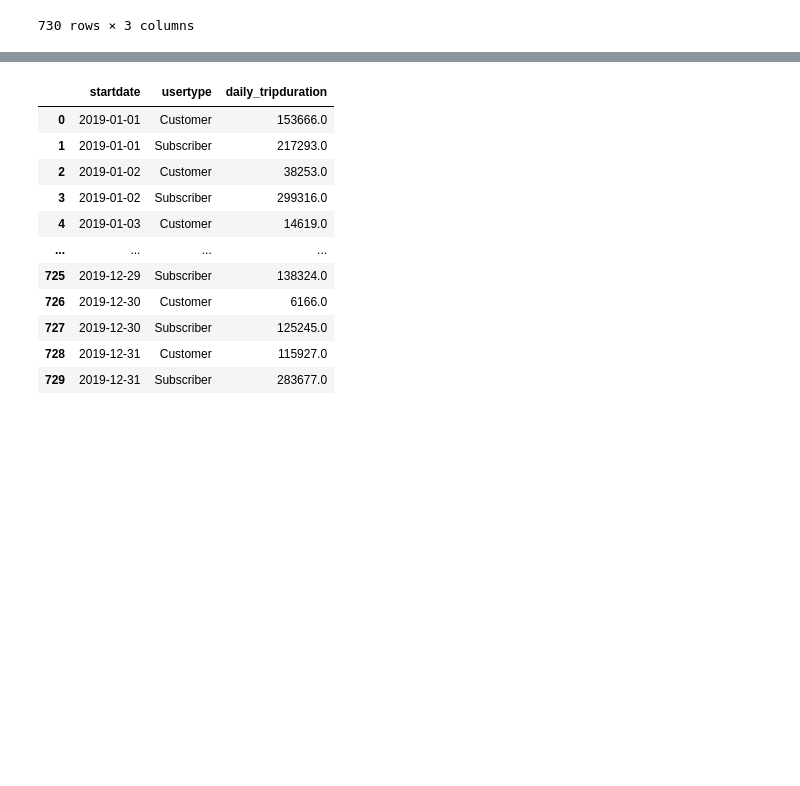
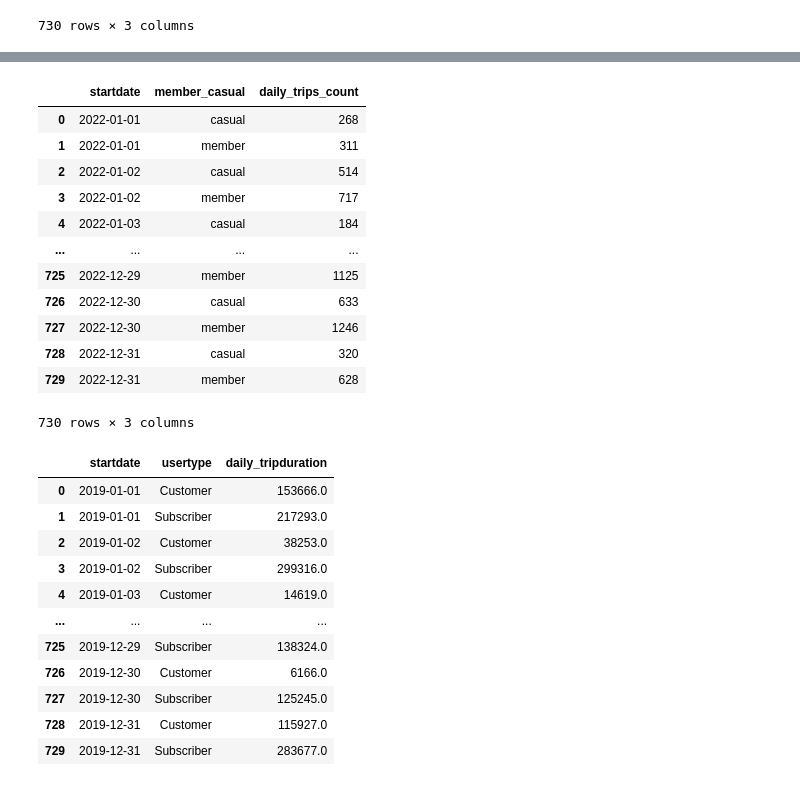
Before and after one commit to M2JT/big-data-final-project, a Jupyter notebook: code/CitiBikeAnalysis.ipynb, the cells around one changed output, grey strips where cells are left out. Saved outputs shown, nothing was run; the diff lists cells and outputs as text; code cells hidden in the pictures; blank space fills up the shorter version.

```diff
--- a/code/CitiBikeAnalysis.ipynb
+++ b/code/CitiBikeAnalysis.ipynb
@@ -309,8 +400,25 @@ daily_trips_by_usertype_2020 = citibike2020.groupBy(['startdate', 'usertype']) \
 # %%
 # find the daily number of trips by user type in 2022
 daily_trips_by_usertype_2022 = citibike2022.groupBy(['startdate', 'member_casual']) \
                                .agg(count('*').alias('daily_trips_count')) \
                                .orderBy('startdate', 'member_casual')
+
+# examine the resulting DF
+daily_trips_by_usertype_2022.toPandas()
+# %% [output]
+|  | startdate | member_casual | daily_trips_count |
+| 0 | 2022-01-01 | casual | 268 |
+| 1 | 2022-01-01 | member | 311 |
+| 2 | 2022-01-02 | casual | 514 |
+| 3 | 2022-01-02 | member | 717 |
+| 4 | 2022-01-03 | casual | 184 |
+| ... | ... | ... | ... |
+| 725 | 2022-12-29 | member | 1125 |
+| 726 | 2022-12-30 | casual | 633 |
+| 727 | 2022-12-30 | member | 1246 |
+| 728 | 2022-12-31 | casual | 320 |
+| 729 | 2022-12-31 | member | 628 |
+730 rows × 3 columns
 # %%
 # create new DFs of daily trips count based on user type for each year
 # these will be used to calculate summary staticstics
```
Also changed, not shown: parts of 14 cells of this notebook.
